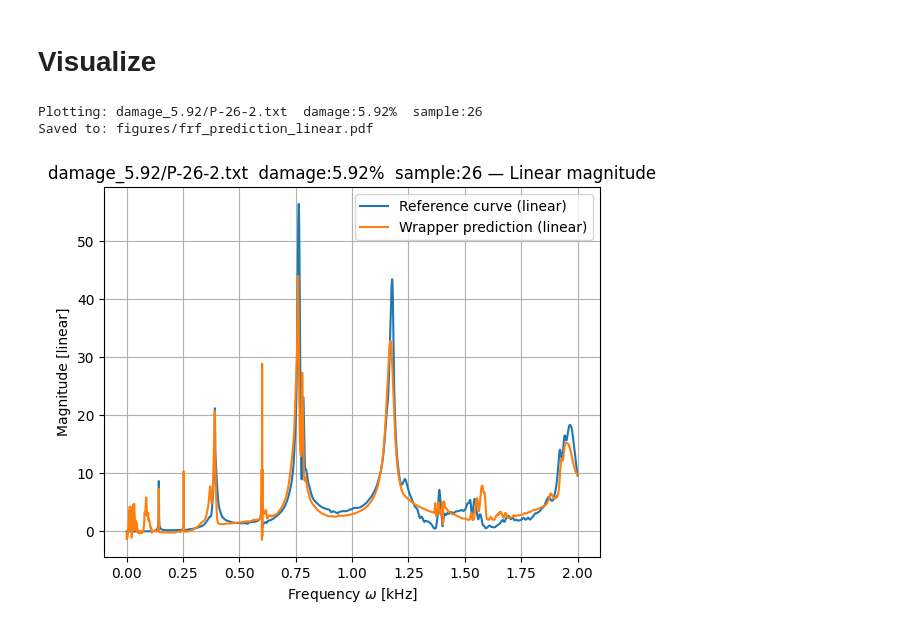
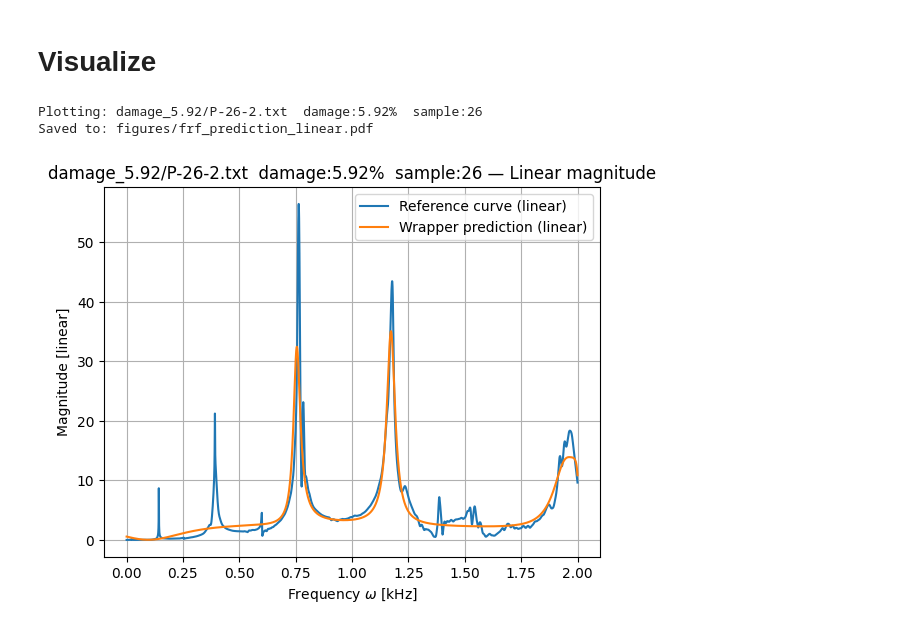
Before and after one commit to seregagarmaev/ComplexEQL, a Jupyter notebook: 4.1. FRF CEQL experiments.ipynb, the cells around one changed output. Drawn from its saved outputs; the diff is of its cells as text; code cells hidden in the pictures.

Commit message:
FRF Results on damage only

```diff
--- a/4.1. FRF CEQL experiments.ipynb
+++ b/4.1. FRF CEQL experiments.ipynb
@@ -385,7 +385,7 @@ from src.utils import set_seed
 # GLOBALS
 # ============================================================
 
-FEATURE_TOKENS: List[str] = ["f", "sin_phase", "cos_phase", "damage"]
+FEATURE_TOKENS: List[str] = ["f", "damage"]
 
 SEED = 42
 TEST_RATIO = 0.2
@@ -816,7 +816,7 @@ def linear_to_db_mag(mag_lin: np.ndarray) -> np.ndarray:
     return 20.0 * np.log10(mag_lin)
 
 
-required = {"f", "sin_phase", "cos_phase", "damage"}
+required = {"f", "damage"}
 missing = required - set(FEATURE_TOKENS)
 if missing:
     raise ValueError(f"Visualization requires features {required}, missing: {missing}")
@@ -879,31 +879,31 @@ y_db_s = y_db[order]
 y_lin_s = y_lin[order]
 pred_lin_s = pred_lin[order]
 pred_db_s = pred_db[order]
 
 
 out_dir = Path("figures")
 out_dir.mkdir(parents=True, exist_ok=True)
 
 
 fig_lin = plt.figure()
 
 plt.plot(omega_s, y_lin_s, label="Reference curve (linear)")
 plt.plot(omega_s, pred_lin_s, label="Wrapper prediction (linear)")
 
 plt.xlabel(r"Frequency $\omega$ [kHz]")
 plt.ylabel("Magnitude [linear]")
 
 plt.legend()
 plt.grid(True)
 
 plt.title(f"{title_info} — Linear magnitude")
 
 out_path_lin = out_dir / "frf_prediction_linear.pdf"
 
 fig_lin.savefig(out_path_lin, bbox_inches="tight")
 
 print("Saved to:", out_path_lin.as_posix())
 # %% [output]
 Plotting: damage_5.92/P-26-2.txt  damage:5.92%  sample:26
 Saved to: figures/frf_prediction_linear.pdf
-[figure, old version]
+[figure, new version]
```
Also changed, not shown: parts of 2 cells of this notebook, 3 other files.
